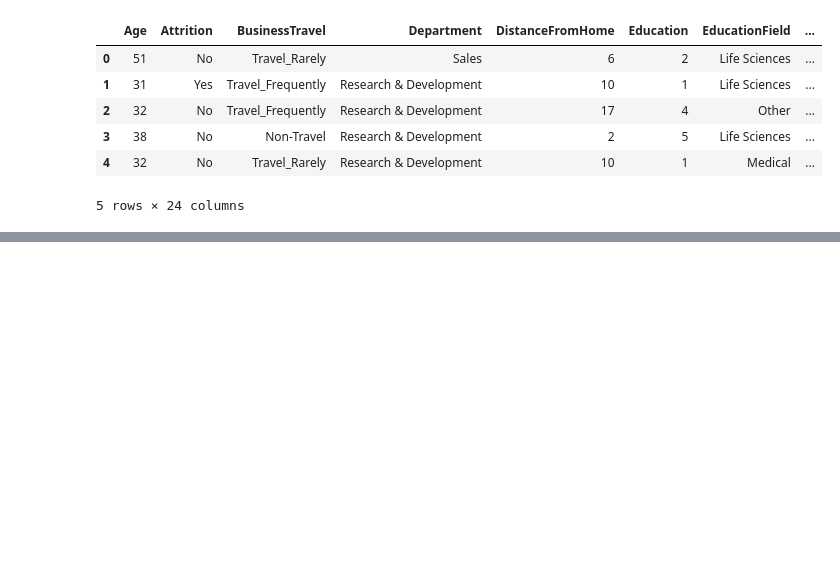
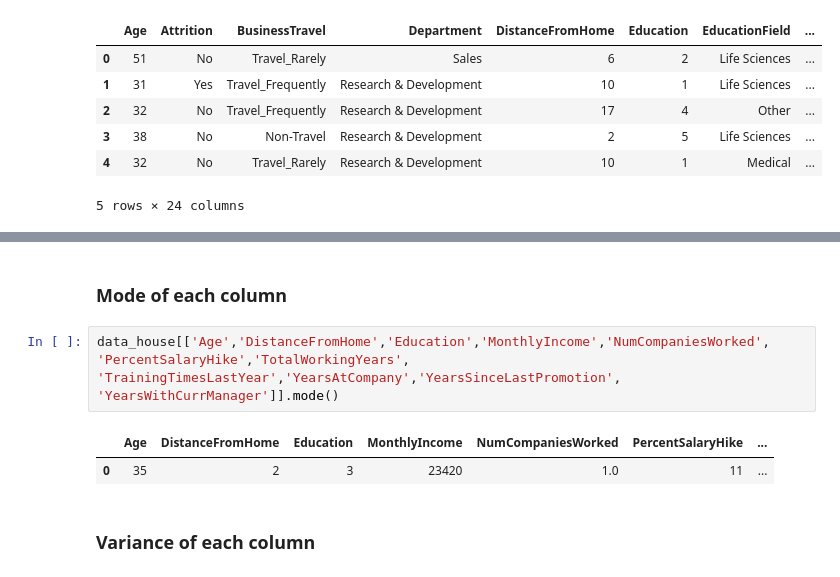
Before and after one commit to DSAghicha/LU-AI-ML, a Jupyter notebook: Day_07/main.ipynb, the cells around one changed output, grey strips where cells are left out. Cells and saved outputs as stored; diff of their text form; blank space fills up the shorter version.

```diff
--- a/Day_07/main.ipynb
+++ b/Day_07/main.ipynb
@@ -15,0 +145,9 @@ data_house.head()
+# %% [markdown]
+### Mode of each column
+# %%
+data_house[['Age','DistanceFromHome','Education','MonthlyIncome','NumCompaniesWorked', 'PercentSalaryHike','TotalWorkingYears', 'TrainingTimesLastYear','YearsAtCompany','YearsSinceLastPromotion', 'YearsWithCurrManager']].mode()
+# %% [output]
+|  | Age | DistanceFromHome | Education | MonthlyIncome | NumCompaniesWorked | PercentSalaryHike | ... |
+| 0 | 35 | 2 | 3 | 23420 | 1.0 | 11 | ... |
+# %% [markdown]
+### Variance of each column
```
Also changed, not shown: parts of 22 cells of this notebook.
